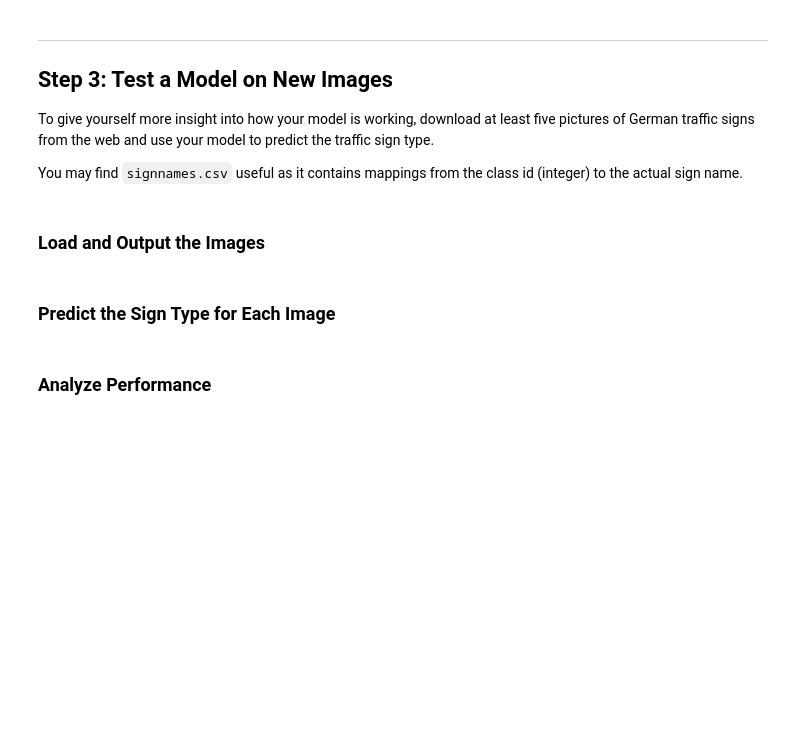
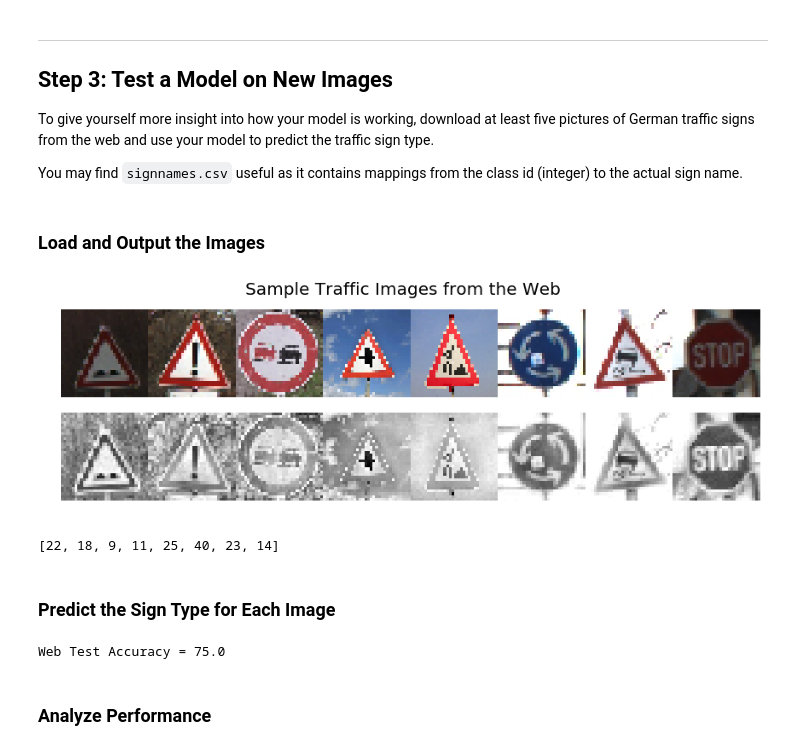
Before and after one commit to todddangerfarr/sdcnd_p2_traffic_sign_classifier, a Jupyter notebook: Traffic_Sign_Classifier.ipynb, the cells around one changed output. Drawn from its saved outputs; the diff is of its cells as text; code cells hidden in the pictures; blank space fills up the shorter version.

```diff
--- a/Traffic_Sign_Classifier.ipynb
+++ b/Traffic_Sign_Classifier.ipynb
@@ -655,9 +716,56 @@ You may find `signnames.csv` useful as it contains mappings from the class id (i
+# %%
+# Resize the Sample Images from the Web for prediction
+from PIL import Image
+import os
+sample_images = []
+img_dir = './web-images/'
+
+# loop through files
+for f in os.listdir(img_dir):
+    if f.endswith('.jpg'):
+        img = Image.open(img_dir + f)
+        sample_images.append(img.resize((32, 32)))
+
+# process images as expect for the Nural Net
+processed_sample_images = [grayscale(clahe_equalization(np.asarray(x))) for x in sample_images]
+processed_sample_images = normalize(np.array(processed_sample_images))
+
+# plot the Images
+f, axes = plt.subplots(2, 1)
+f.set_size_inches(12, 4)
+plt.suptitle('Sample Traffic Images from the Web', fontsize=20)
+axes[0].imshow(np.hstack(sample_images))
+axes[0].axis('off')
+axes[1].imshow(np.hstack([x.squeeze() for x in processed_sample_images]), cmap='gray')
+axes[1].axis('off')
+plt.tight_layout(h_pad=0.1)
+plt.subplots_adjust(top=0.89)
+plt.show()
+# %% [output]
+[figure, added]
+# %%
+# Get sample classes
+sample_classes = []
+for f in os.listdir(img_dir):
+    if f.endswith('.jpg'):
+        sample_classes.append(int(f.split('_')[-1].split('.')[0]))
+
+print(sample_classes)
+# %% [output]
+[22, 18, 9, 11, 25, 40, 23, 14]
 # %% [markdown]
 ### Predict the Sign Type for Each Image
 # %%
 ### Run the predictions here and use the model to output the prediction for each image.
 ### Make sure to pre-process the images with the same pre-processing pipeline used earlier.
 ### Feel free to use as many code cells as needed.
+with tf.Session() as sess:
+    loader = tf.train.import_meta_graph('./lenet_with_dropout_gray.meta')
+    loader.restore(sess, tf.train.latest_checkpoint('.'))
+    test_accuracy = evaluate(processed_sample_images, sample_classes)
+    print("Web Test Accuracy = {:.1f}".format(test_accuracy[1]*100))
+# %% [output]
+Web Test Accuracy = 75.0
 # %% [markdown]
 ### Analyze Performance
 # %%
```
Also changed, not shown: parts of 25 cells of this notebook, 31 other files.
